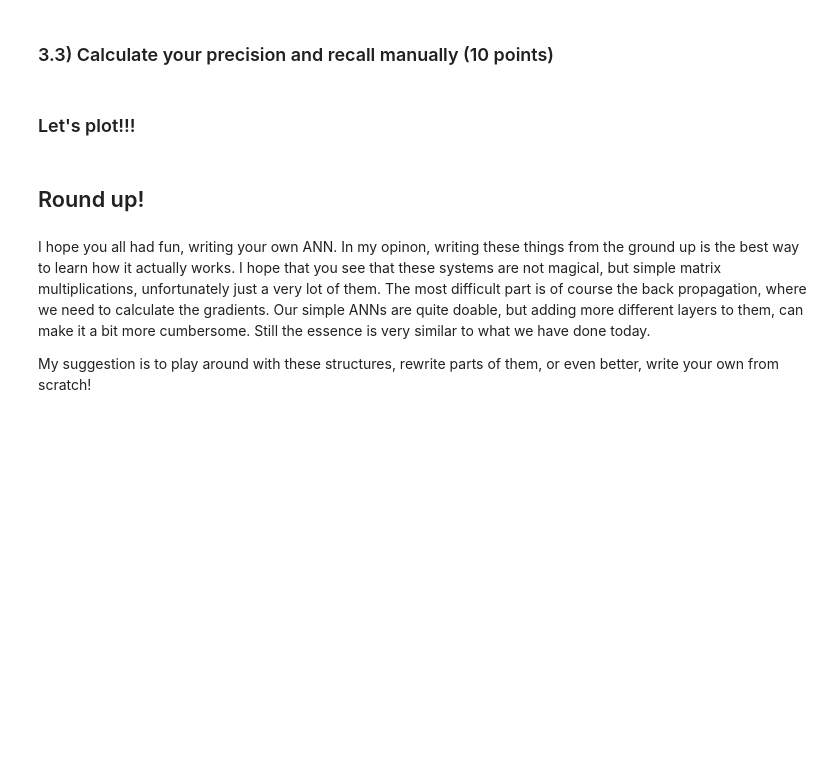
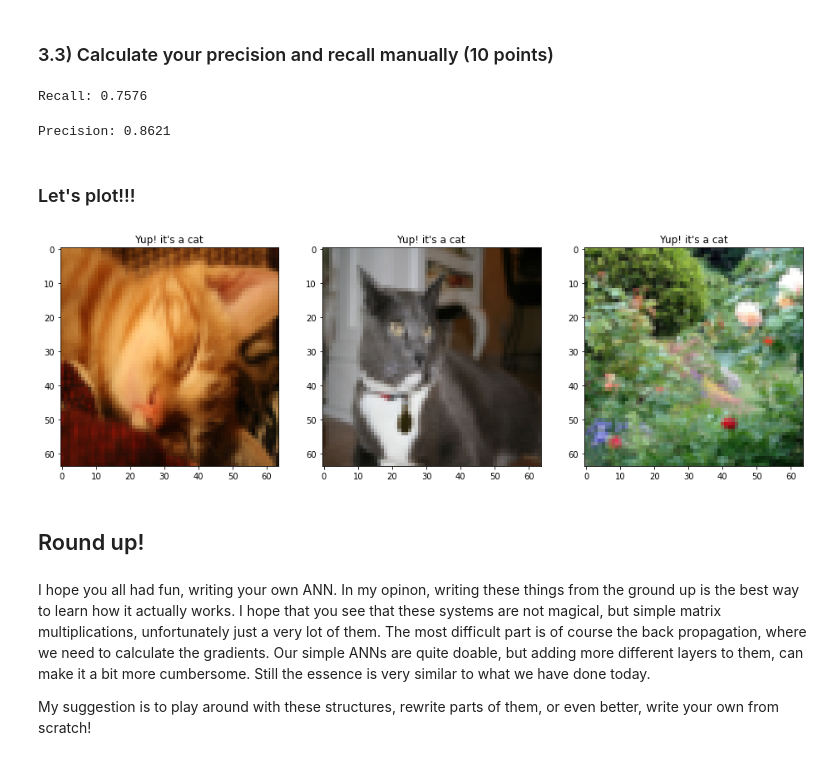
Before and after one commit to stack-dylan/intro-ml-hw, a Jupyter notebook: HW2/HW2_Artificial_Neural_Network.ipynb, the cells around one changed output. Cells and saved outputs as stored; diff of their text form; code cells hidden in the pictures; blank space fills up the shorter version.

```diff
--- a/HW2/HW2_Artificial_Neural_Network.ipynb
+++ b/HW2/HW2_Artificial_Neural_Network.ipynb
@@ -943,3 +1286,12 @@ model = Sequential() # Initialising the ANN
 # %%
 # Try using different iterations using a simple layout like above. 10, 100, 1000 epochs.
 # What happens with your loss?
+# Let's initialize our model
+model = Sequential() # Initialising the ANN
+
+# build your model and compile here:
+model.add(Dense(6, activation='tanh'))
+model.add(Dense(1, activation='sigmoid'))
+model.compile(optimizer='rmsprop', loss='binary_crossentropy',
+              metrics=['accuracy', Precision(), Recall()])
+model.fit(X_train_flat, y_train, batch_size=1, epochs=10)
@@ -949,0 +1394,10 @@ model = Sequential() # Initialising the ANN
+# %%
+model = Sequential() # Initialising the ANN
+
+# build your model and compile here:
+model.add(Flatten(input_shape=X_train[0].shape))
+model.add(Dense(10, activation='relu'))
+model.add(Dense(1, activation='sigmoid'))
+model.compile(optimizer='rmsprop', loss='binary_crossentropy',
+              metrics=['accuracy', Precision(), Recall()])
+model.fit(X_train, y_train, batch_size=1, epochs=10)
@@ -949,0 +1426,19 @@ model = Sequential() # Initialising the ANN
+# %%
+# What happens when you add convolutional layers? What happens to our training loss?
+# Let's initialize our model
+from keras.layers import Conv2D, Flatten
+model = Sequential() # Initialising the ANN
+# build your convulusional layers here:
+model.add(Conv2D(2, 3))
+# make sure you flatten after you convulusional layers here:
+model.add(Flatten())
+
+# Feel free to add hidden layers here:
+# Hint reduce to a 1d vector as you have in the previous exercises.
+model.add(Dense(1, activation='sigmoid'))
+
+# compile your model here:
+model.compile(optimizer='rmsprop', loss='binary_crossentropy',
+              metrics=['accuracy', Precision(), Recall()])
+model.fit(X_train, y_train, batch_size=1, epochs=10)
+model_conv23 = model
@@ -953,3 +1571,6 @@ model = Sequential() # Initialising the ANN
 # Hint! Use the predict function and threshold your results. 0.5 is reasonable.
 # In your classification report since we are only predicting cats you will need to set the parameter labels
 # labels=np.unique(yhat_test)
+y_test_pred = model_conv23.predict(X_test)
+y_test_pred_bin = [[0] if a < 0.5 else [1] for a in y_test_pred]
+print(classification_report(y_test, y_test_pred_bin))
@@ -962,16 +1591,41 @@ model = Sequential() # Initialising the ANN
+# %%
+# Recall calculation
+test = pd.DataFrame()
+test['y_test'] = y_test.flatten()
+test['y_test_pred'] = np.asarray(y_test_pred_bin).flatten()
+test['correct'] = test.apply(lambda x: xnor(x.y_test_pred, x.y_test), axis=1)
+# Recall = true positives / (true pos + false neg)
+test['true_positive'] = test.apply(lambda x: int(x.y_test and x.y_test_pred), axis=1)
+true_pos = test.true_positive.sum()
+real_pos = test.y_test.sum()
+recall = true_pos/real_pos
+print(f'Recall: {recall:.4f}')
+# %% [output]
+Recall: 0.7576
+# %%
+# Precision calculation
+# Precision = true positives / (true + false positives)
+true_pos = test.true_positive.sum()
+all_pos = test.y_test_pred.sum() # true + false pos
+precision = true_pos / all_pos
+print(f'Precision: {precision:.4f}')
+# %% [output]
+Precision: 0.8621
 # %% [markdown]
 ### Let's plot!!!
 # %%
 n = 3
-imgs = X_test.reshape([50, 64, 64, 3])
+imgs = X_test
 fig, ax = plt.subplots(1, n, figsize=(16,8))
 for ix in range(n):
     num = np.random.randint(imgs.shape[0])
     ax[ix].imshow(imgs[num])
-    if yhat_test[num] == 0:
+    if y_test_pred[num] == 0: # changed to fit my var name
         ax[ix].set_title('This is clearly not a cat')
     else:
         ax[ix].set_title('Yup! it\'s a cat')
+# %% [output]
+[figure, added]
 # %% [markdown]
 ## Round up!
 # %% [markdown]
```
Also changed, not shown: parts of 85 cells of this notebook, 10 other files.
